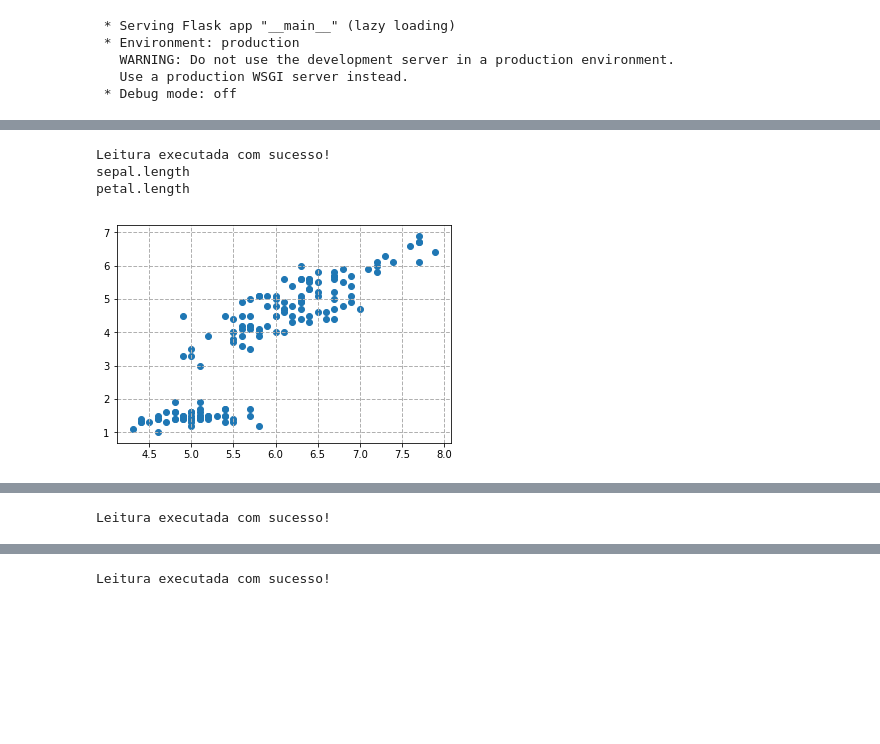
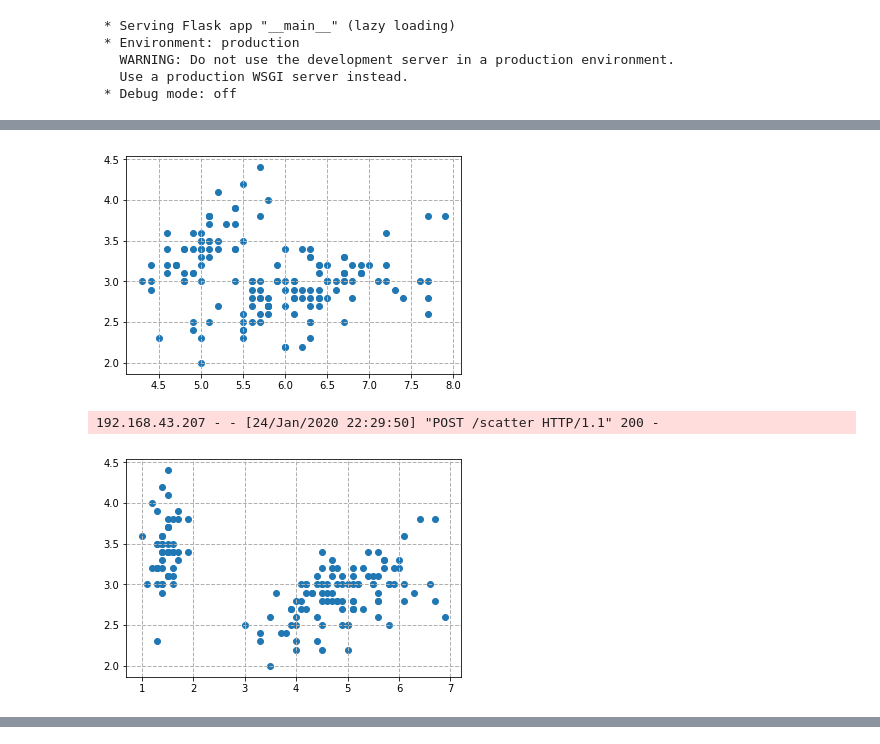
Before and after one commit to leandrominer85/Aula-22-01-2020, a Jupyter notebook: Aula 22-01-2020.ipynb, the cells around one changed output, grey strips where cells are left out. Saved outputs shown, nothing was run; the diff lists cells and outputs as text; code cells hidden in the pictures; blank space fills up the shorter version.

```diff
--- a/Aula 22-01-2020.ipynb
+++ b/Aula 22-01-2020.ipynb
@@ -17,6 +19,8 @@ def leitura():
 
 from flask import Flask, request, current_app, jsonify
 import matplotlib.pyplot as plt
+import pandas as pd
+import requests
 
 
 app = Flask(__name__)
@@ -24,7 +28,7 @@ app = Flask(__name__)
 @app.route("/scatter", methods=['POST'])
 
 def scatter():
-    df = pd.read_csv("data.csv", sep=";")
+    df = leitura()
     parametros = request.json
     lista = ['sepal.length', 'sepal.width', 'petal.length', 'petal.width']
 
@@ -39,7 +43,7 @@ def scatter():
     else:
         return "cago", 400
 
-app.run()
+app.run(host="0.0.0.0" , port=8250 )
 # %% [output]
  * Serving Flask app "__main__" (lazy loading)
  * Environment: production
@@ -50,4 +55,3 @@ app.run()
+[figure, new version]
-Leitura executada com sucesso!
-sepal.length
-petal.length
+192.168.43.207 - - [24/Jan/2020 22:29:50] "POST /scatter HTTP/1.1" 200 -
-[figure, old version]
+[figure, added]
@@ -56 +58,0 @@ petal.length
-Leitura executada com sucesso!
@@ -58,4 +59,3 @@ Leitura executada com sucesso!
-Leitura executada com sucesso!
 # %%
 #- Criar endpoint de get que retorna o histograma
 
```
Also changed, not shown: parts of 3 cells of this notebook, 1 other file.
